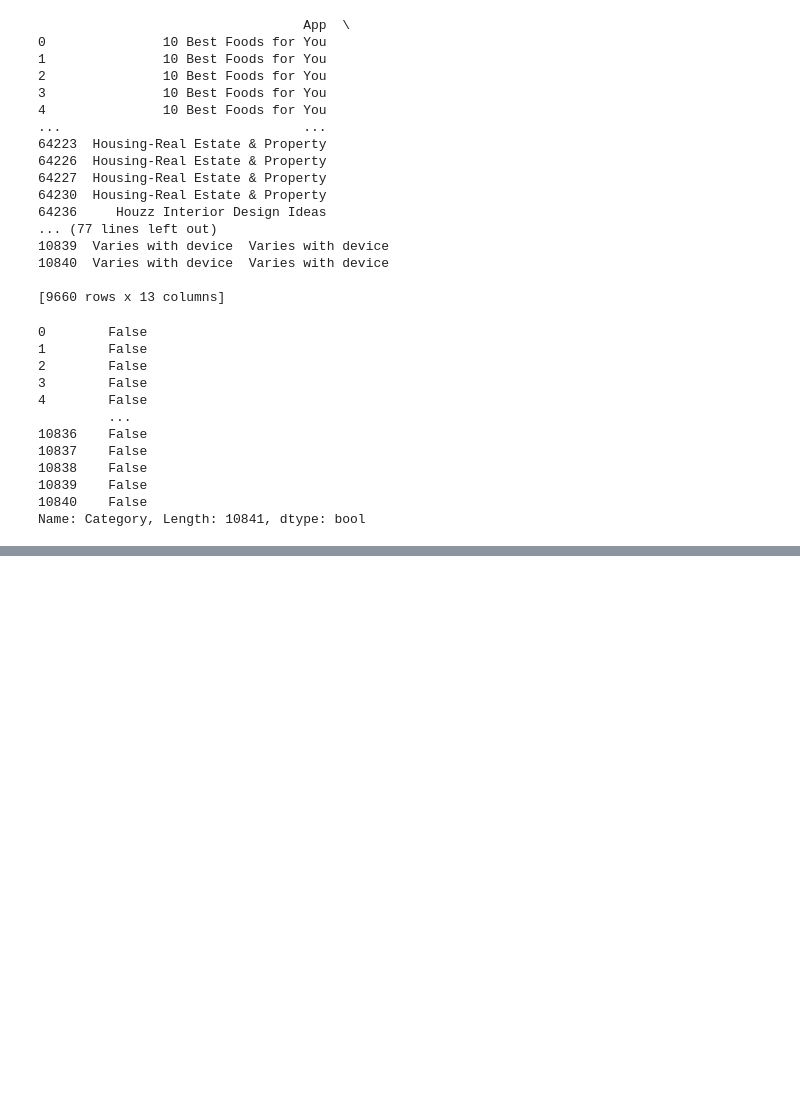
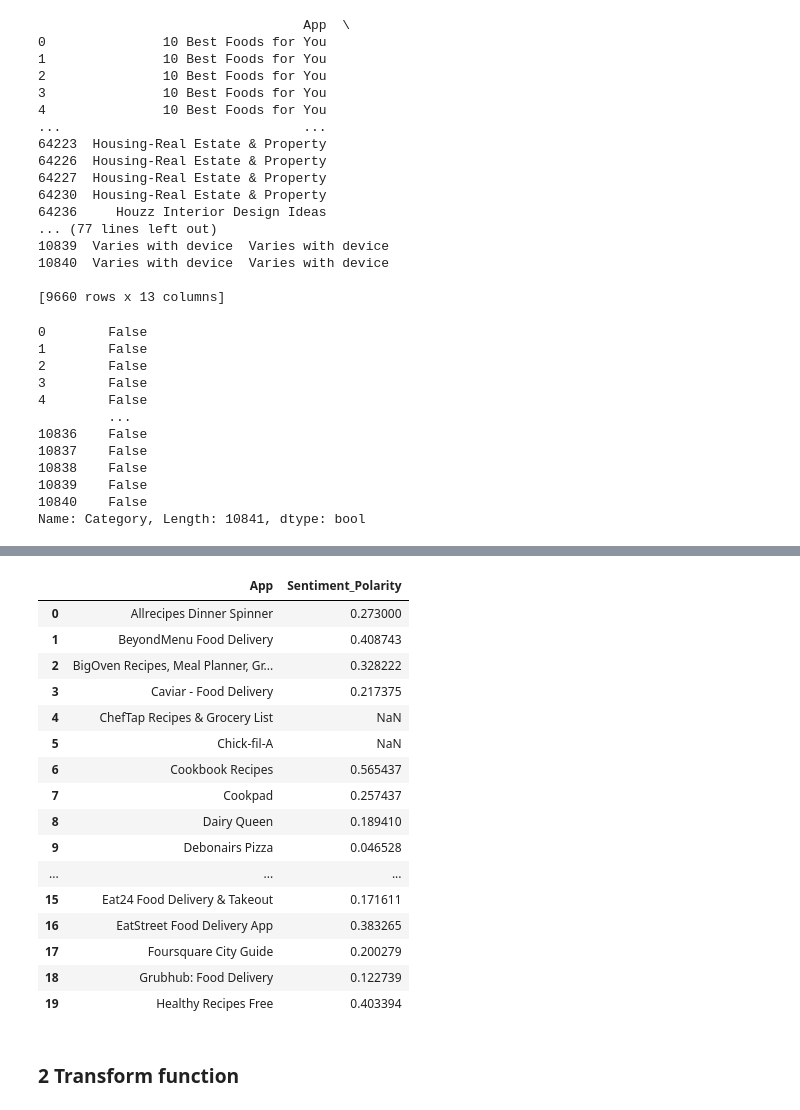
Before and after one commit to topollonaketsana/Coding-Summer-School-CSS, a Jupyter notebook: week 1/data pipelines/pipeline.ipynb, the cells around one changed output, grey strips where cells are left out. Cells and saved outputs as stored; diff of their text form; code cells hidden in the pictures; blank space fills up the shorter version.

```diff
--- a/week 1/data pipelines/pipeline.ipynb
+++ b/week 1/data pipelines/pipeline.ipynb
@@ -195,0 +253,24 @@ Name: Category, Length: 10841, dtype: bool
+# %%
+aggregated_reviews = subset_reviews.groupby('App')['Sentiment_Polarity'].mean().reset_index()
+
+aggregated_reviews
+# %% [output]
+|  | App | Sentiment_Polarity |
+| 0 | Allrecipes Dinner Spinner | 0.273000 |
+| 1 | BeyondMenu Food Delivery | 0.408743 |
+| 2 | BigOven Recipes, Meal Planner, Gr... | 0.328222 |
+| 3 | Caviar - Food Delivery | 0.217375 |
+| 4 | ChefTap Recipes & Grocery List | NaN |
+| 5 | Chick-fil-A | NaN |
+| 6 | Cookbook Recipes | 0.565437 |
+| 7 | Cookpad | 0.257437 |
+| 8 | Dairy Queen | 0.189410 |
+| 9 | Debonairs Pizza | 0.046528 |
+| ... | ... | ... |
+| 15 | Eat24 Food Delivery & Takeout | 0.171611 |
+| 16 | EatStreet Food Delivery App | 0.383265 |
+| 17 | Foursquare City Guide | 0.200279 |
+| 18 | Grubhub: Food Delivery | 0.122739 |
+| 19 | Healthy Recipes Free | 0.403394 |
+# %% [markdown]
+### 2 Transform function
```
Also changed, not shown: parts of 12 cells of this notebook.
